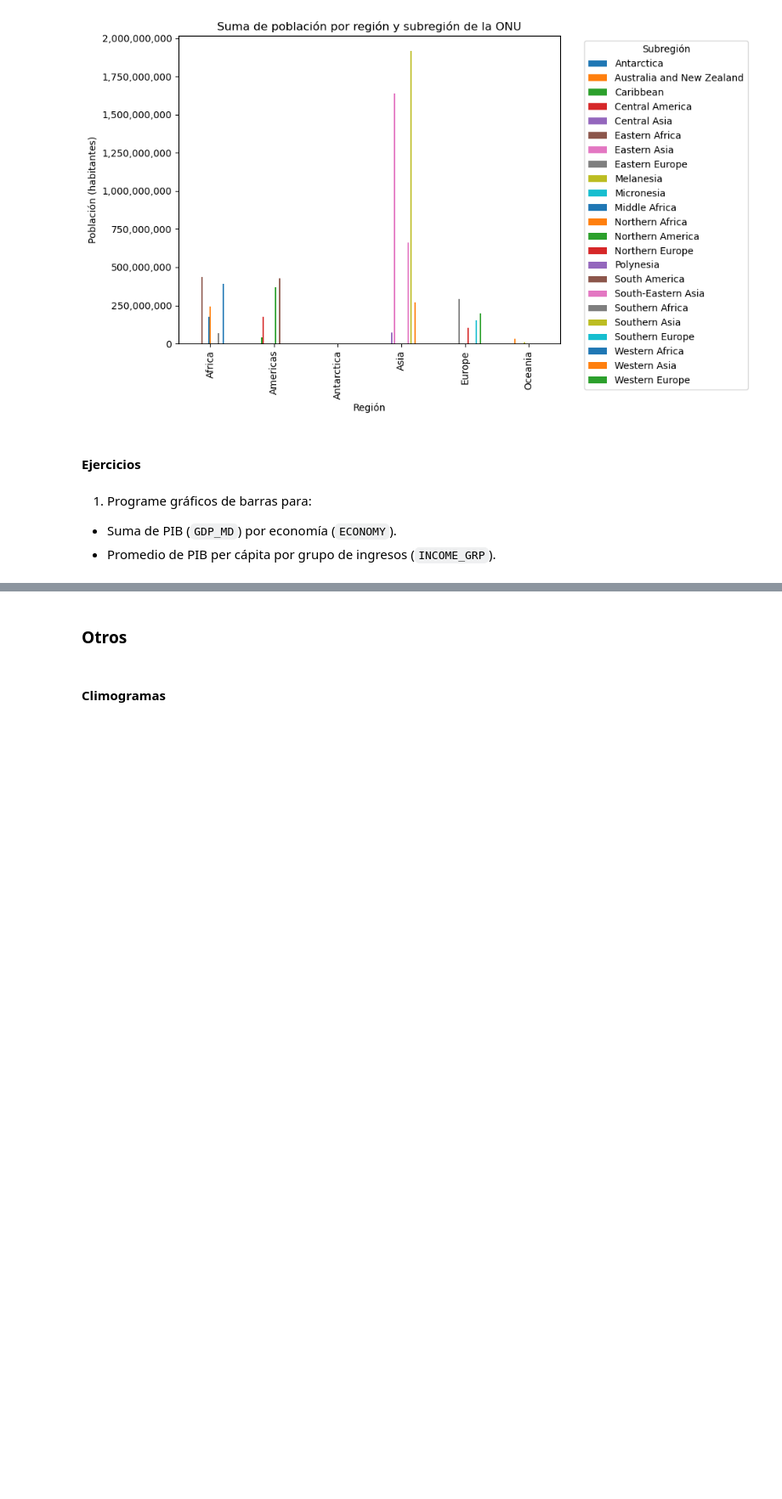
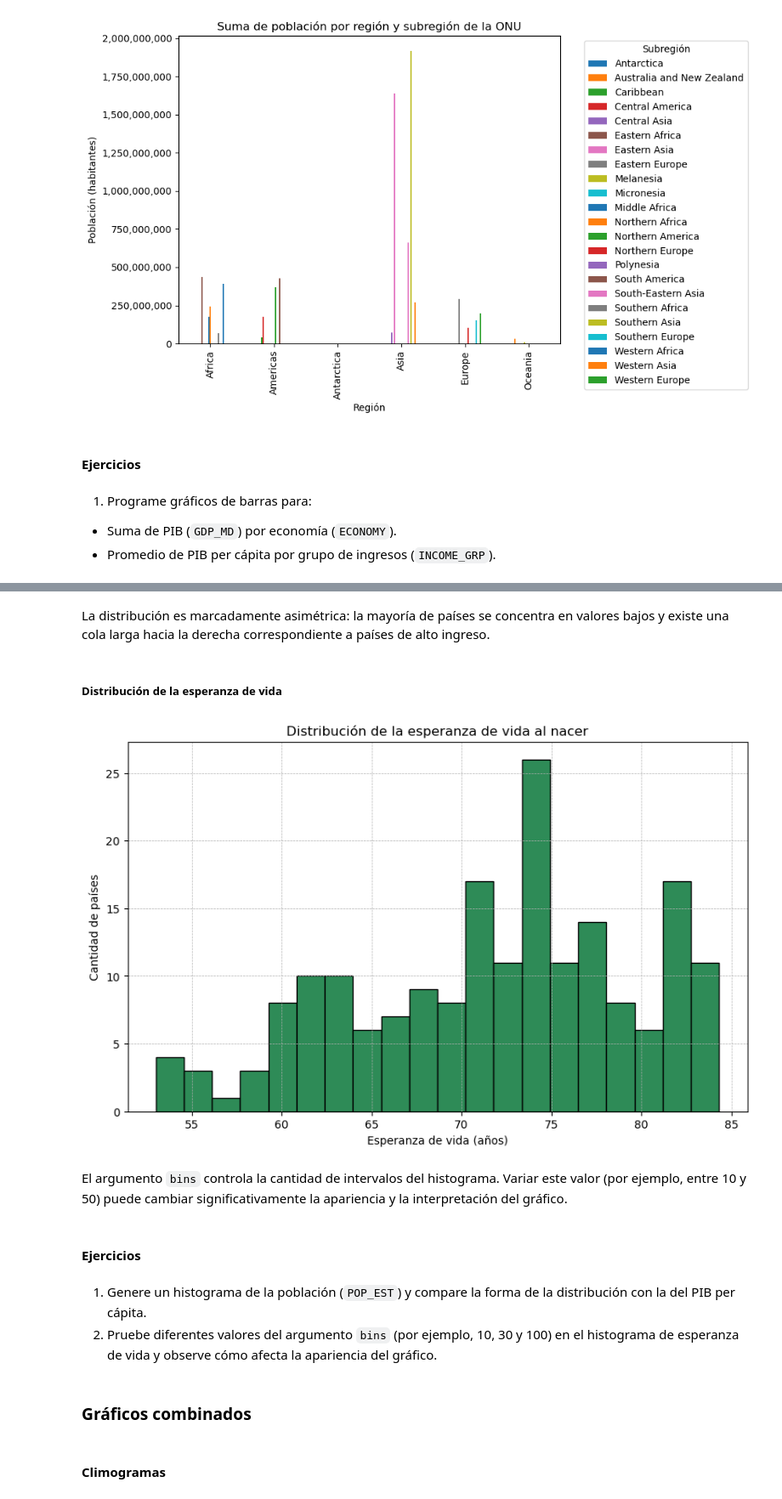
Before and after one commit to tpb708-programacionsig/2026-i, a Jupyter notebook: contenidos/iii-analisis-visualizacion-datos/02-matplotlib.ipynb, the cells around one changed output, grey strips where cells are left out. Shown at 85% size. Cells and saved outputs as stored; diff of their text form; code cells hidden in the pictures; blank space fills up the shorter version.

```diff
--- a/contenidos/iii-analisis-visualizacion-datos/02-matplotlib.ipynb
+++ b/contenidos/iii-analisis-visualizacion-datos/02-matplotlib.ipynb
@@ -559,5 +594,40 @@ plt.show()
+# %% [markdown]
+La distribución es marcadamente asimétrica: la mayoría de países se concentra en valores bajos y existe una cola larga hacia la derecha correspondiente a países de alto ingreso.
+# %% [markdown]
+##### Distribución de la esperanza de vida
+# %%
+# Creación de una figura con espacio para un gráfico
+fig, ax = plt.subplots(figsize=(10, 6))
+
+# Creación del histograma
+paises['LIFE_EXPECTANCY'].plot.hist(
+    ax=ax,
+    bins=20,
+    color='seagreen',
+    edgecolor='black'
+)
+
+# Personalización del gráfico
+ax.set_title('Distribución de la esperanza de vida al nacer')
+ax.set_xlabel('Esperanza de vida (años)')
+ax.set_ylabel('Cantidad de países')
+
+# Cuadrícula
+ax.grid(True, which='both', linestyle='--', linewidth=0.5)
+
+# Despliegue del gráfico
+plt.show()
+# %% [output]
+[figure, added]
+# %% [markdown]
+El argumento `bins` controla la cantidad de intervalos del histograma. Variar este valor (por ejemplo, entre 10 y 50) puede cambiar significativamente la apariencia y la interpretación del gráfico.
+# %% [markdown]
+#### Ejercicios
+# %% [markdown]
+1. Genere un histograma de la población (`POP_EST`) y compare la forma de la distribución con la del PIB per cápita.
+2. Pruebe diferentes valores del argumento `bins` (por ejemplo, 10, 30 y 100) en el histograma de esperanza de vida y observe cómo afecta la apariencia del gráfico.
 # %% [markdown]
-### Otros
+### Gráficos combinados
 # %% [markdown]
 #### Climogramas
 # %% [markdown]
```
Also changed, not shown: parts of 20 cells of this notebook.
